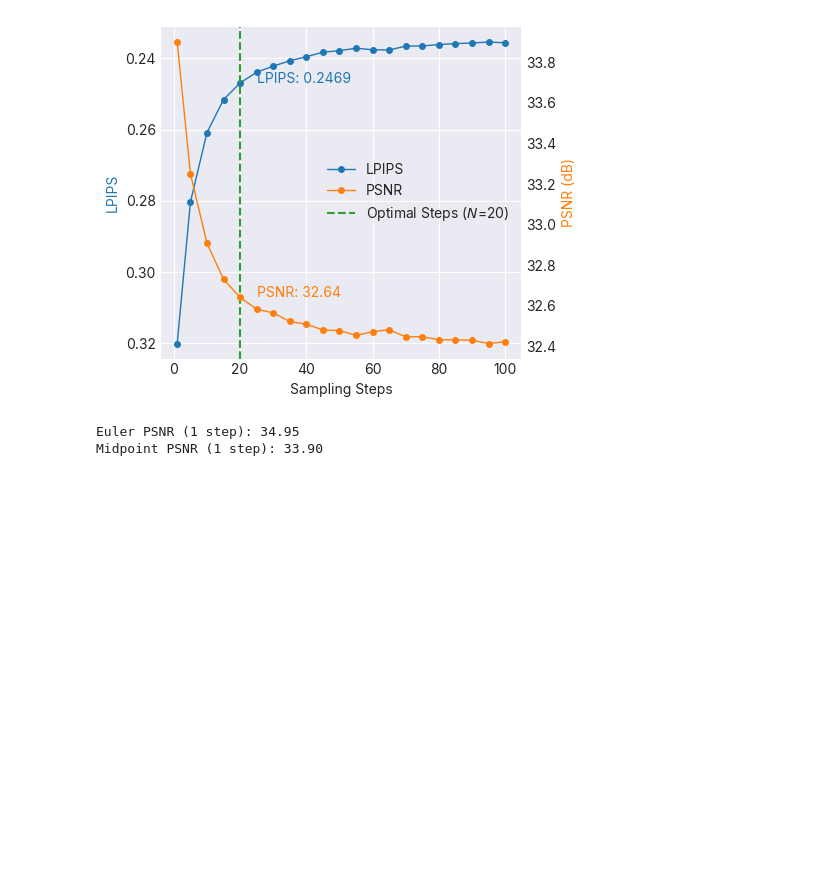
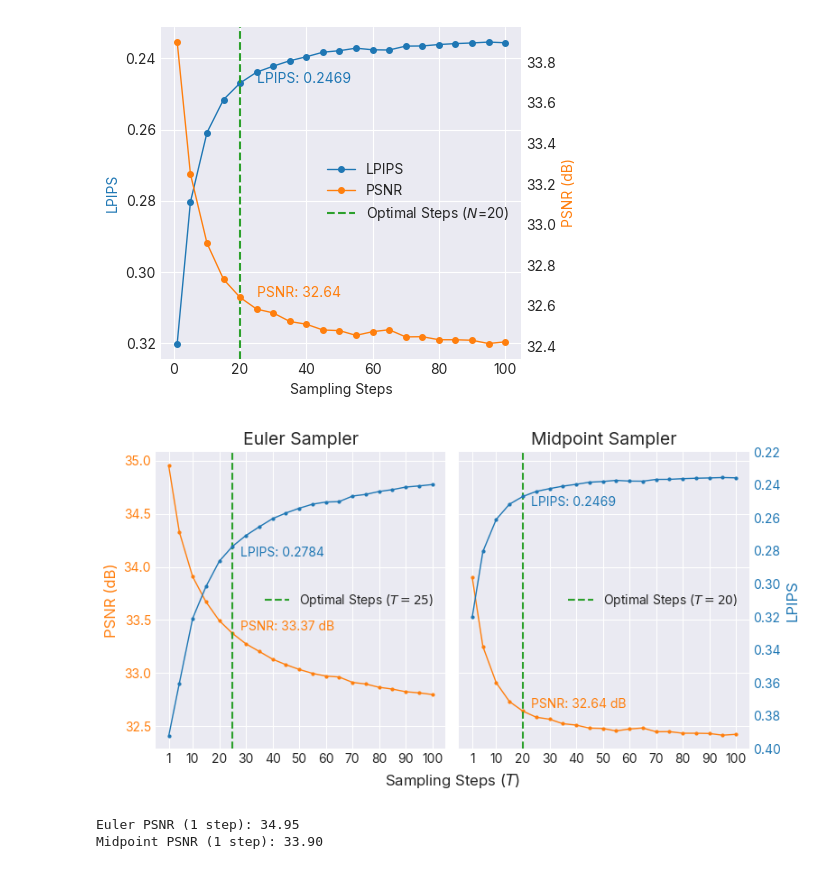
Before and after one commit to DakotaHester/s2flow, a Jupyter notebook: notebooks/plot_sampling.ipynb, the cells around one changed output. Drawn from its saved outputs; the diff is of its cells as text; code cells hidden in the pictures; blank space fills up the shorter version.

```diff
--- a/notebooks/plot_sampling.ipynb
+++ b/notebooks/plot_sampling.ipynb
@@ -243,6 +245,94 @@ for filetype in ['png', 'pdf']:
     plt.savefig(out_path, dpi=300 if filetype=='png' else None) # file is getting cut off
 # %% [output]
 [figure]
+# %%
+# show sideby side euler and midpoint sampling plots
+
+fig, ax = plt.subplots(1, 2, figsize=(8,4), sharey=True)
+
+samplers_to_plot = ['euler', 'midpoint']
+
+twin_axs = []
+
+for i, sampler in enumerate(samplers_to_plot):
+
+    sampler_df = df[df['sampler'] == sampler]
+    twin_axs.append(ax[i].twinx())
+
+
+    ax[i].plot(sampler_df['steps'], sampler_df['PSNR_mean'], marker='o', color='C1', linewidth=linewidth, markersize=markersize) # , label='PSNR (dB)')
+    twin_axs[-1].plot(sampler_df['steps'], sampler_df['LPIPS_mean'], marker='o', color='C0', linewidth=linewidth, markersize=markersize) # , label='LPIPS')
+
+    ax[i].set_title(f'{sampler_names[sampler]} Sampler', fontsize=14)
+    # ax[i].set_xlabel('Sampling Steps ($T$)', fontsize=12)
+    # ax[i].set_ylabel('LPIPS', fontsize=12)
+    ax[i].set_xticks([1] + list(range(10, 110, 10)))
+    ax[i].get_xaxis().set_major_formatter(plt.ScalarFormatter())
+
+    knee_locator = KneeLocator(
+        sampler_df['steps'],
+        sampler_df['LPIPS_mean'],
+        # sampler_df['PSNR_mean'],
+        curve='convex',
+        # curve='concave',
+        direction='decreasing',
+        # direction='increasing',
+    )
+    knee = knee_locator.knee
+    ax[i].axvline(x=knee, color='C2', linestyle='--', label=f'Optimal Steps ($T={knee}$)')
+    optimal_LPIPS = sampler_df.loc[sampler_df['steps'] == knee, 'LPIPS_mean'].values[0]
+    optimal_psnr = sampler_df.loc[sampler_df['steps'] == knee, 'PSNR_mean'].values[0]
+    # show LPIPS and PSNR values at optimal steps
+    ax[i].text(knee + 3, optimal_psnr, f'PSNR: {optimal_psnr:.2f} dB', color='C1', fontsize=10, ha='left', va='bottom') # , bbox=dict(facecolor='white', linewidth=0.5, pad=1.0, alpha=0.8))
+    twin_axs[-1].text(knee + 3, optimal_LPIPS, f'LPIPS: {optimal_LPIPS:.4f}', color='C0', fontsize=10, ha='left', va='top') # , bbox=dict(facecolor='white', linewidth=0.5, pad=1.0, alpha=0.8))
+
+    twin_axs[-1].grid(False)
+
+    # set color of y-axis labels to match line colors
+    twin_axs[-1].tick_params(axis='y', colors='C0')
+    ax[i].tick_params(axis='y', colors='C1')
+
+
+    legend_handles = []
+    lines, labels = ax[i].get_legend_handles_labels()
+    legend_handles.extend(zip(lines, labels))
+    lines, labels = twin_axs[-1].get_legend_handles_labels()
+    legend_handles.extend(zip(lines, labels))
+    # swap the middle and last legend entries to have optimal steps at the end
+    # legend_handles[1], legend_handles[2] = legend_handles[2], legend_handles[1]
+    ax[i].legend(*zip(*legend_handles), loc='center right')
+
+
+# set so both twin y axes have same limits
+twinx_ymin = min(twin_axs[0].get_ylim()[0], twin_axs[1].get_ylim()[0])
+twinx_ymax = max(twin_axs[0].get_ylim()[1], twin_axs[1].get_ylim()[1])
+for twin_ax in twin_axs:
+    twin_ax.set_ylim(twinx_ymin, twinx_ymax)
+    twin_ax.invert_yaxis()
+
+
+twin_axs[0].set_yticks([])
+twin_axs[1].set_ylabel('LPIPS', color='C0', fontsize=12)
+ax[0].set_ylabel('PSNR (dB)', color='C1', fontsize=12)
+
+# set lpips ticks to match psnr ticks
+lpips_ticks = twin_axs[1].get_yticks()
+twin_axs[1].set_yticks(lpips_ticks)
+
+# Add single x-label
+fig.tight_layout()
+
+fig.supxlabel('Sampling Steps ($T$)', fontsize=12, y=-0.03)
+
+
+for filetype in ['png', 'pdf']:
+
+    fig_dir = Path('../figures/sampling_performance/')
+    fig_dir.mkdir(parents=True, exist_ok=True)
+    out_path = fig_dir / f'euler_midpoint_sampling_performance.{filetype}'
+    plt.savefig(out_path, dpi=300 if filetype=='png' else None, bbox_inches='tight')
+# %% [output]
+[figure, added]
 # %%
 euler_psnr = df.loc[(df['sampler'] == 'euler') & (df['steps'] == 1), 'PSNR_mean'].iloc[0]
 mid_psnr = df.loc[(df['sampler'] == 'midpoint') & (df['steps'] == 1), 'PSNR_mean'].iloc[0]
```
Also changed, not shown: parts of 3 cells of this notebook, 12 other files.
